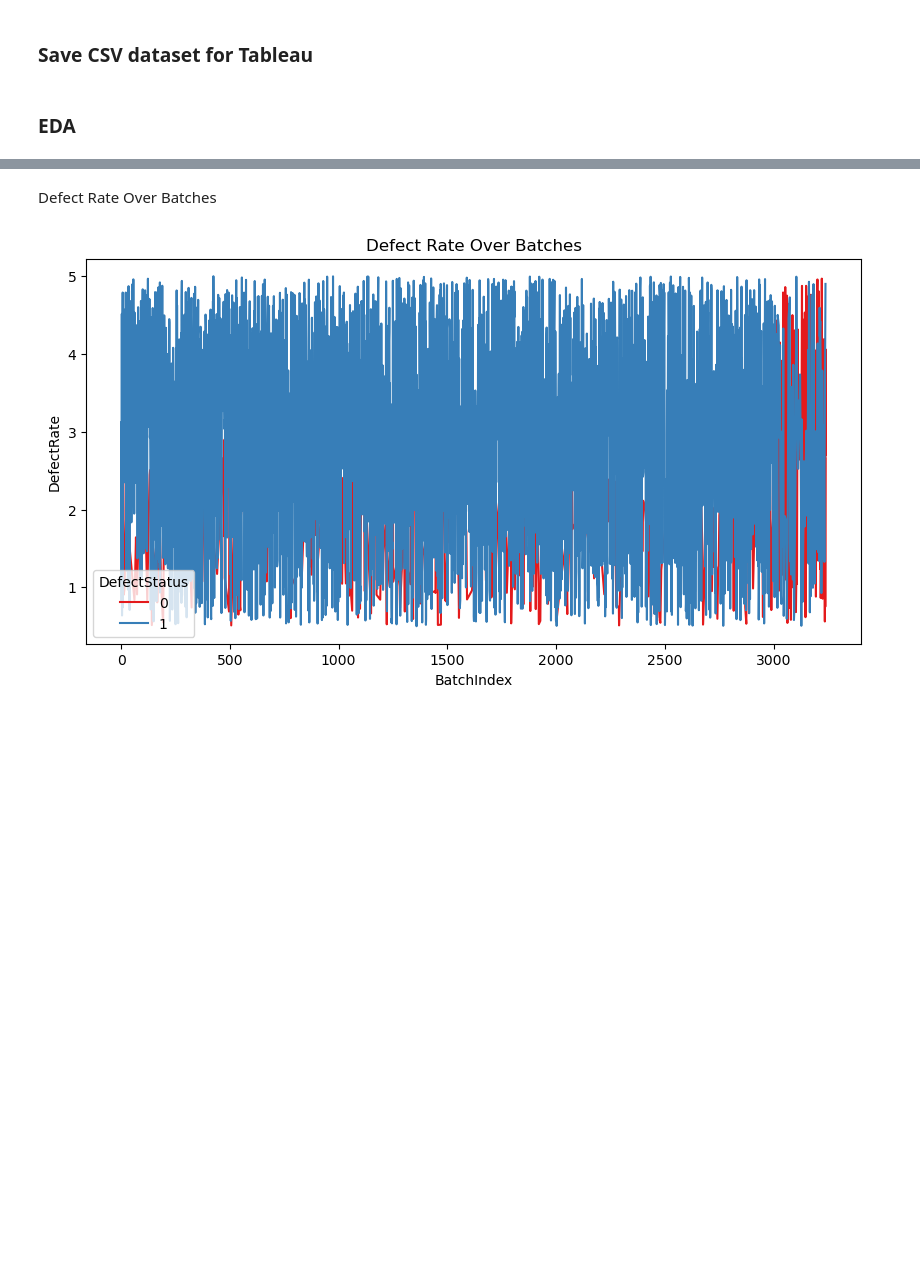
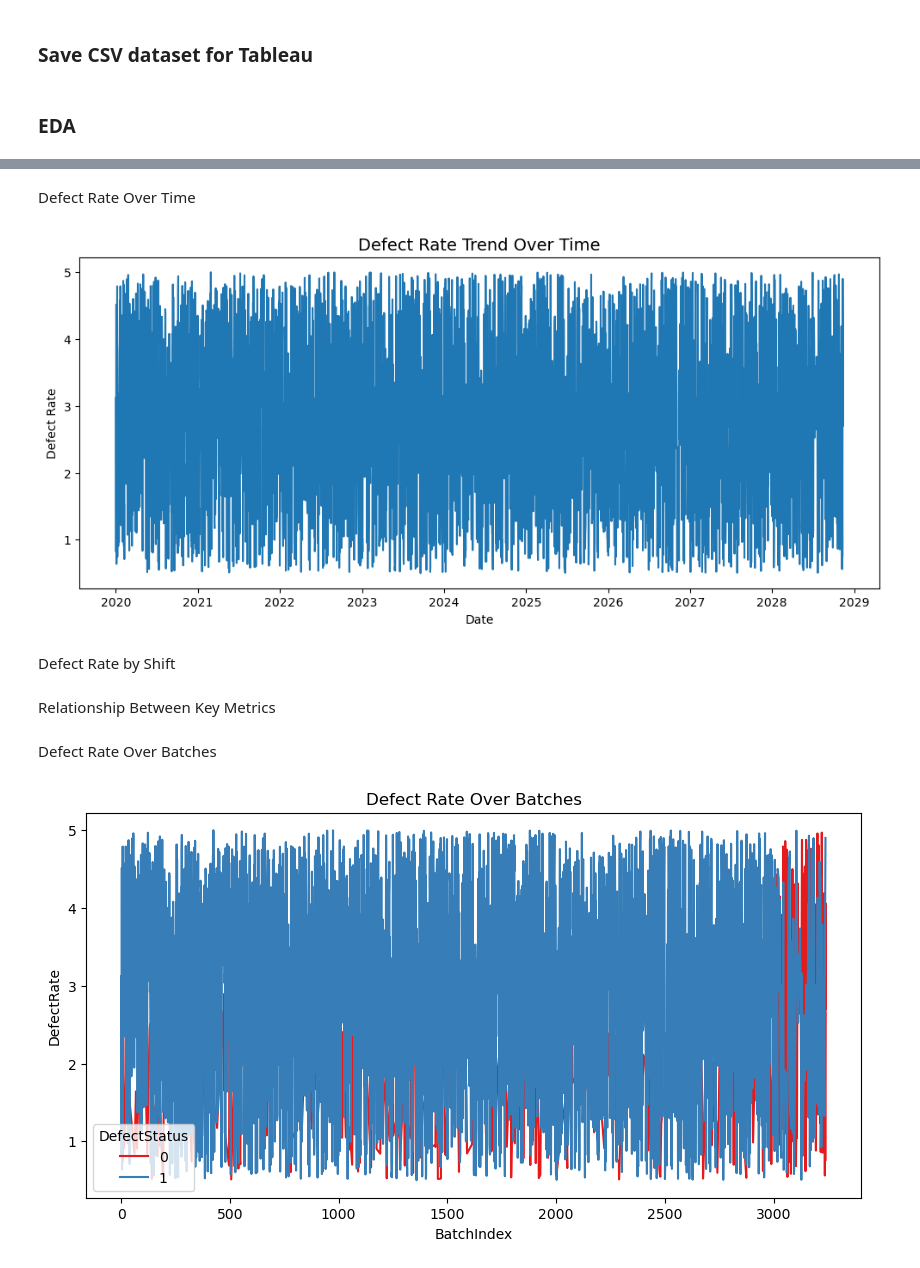
Before and after one commit to bbhatta10/Manufacturing-Quality-Analysis, a Jupyter notebook: quality.ipynb, the cells around one changed output, grey strips where cells are left out. Drawn from its saved outputs; the diff is of its cells as text; code cells hidden in the pictures; blank space fills up the shorter version.

```diff
--- a/quality.ipynb
+++ b/quality.ipynb
@@ -142,3 +249,21 @@ df.to_csv("dashboard_data.csv", index=False)
+# %% [markdown]
+Defect Rate Over Time
+# %%
+# A downward trend = process improvement.
+# Upward trend = investigate root cause or shift
+
+plt.figure(figsize=(12, 5))
+sns.lineplot(data=df_quality_data, x='Date', y='DefectRate')
+plt.title("Defect Rate Trend Over Time", fontsize=14)
+plt.xlabel("Date")
+plt.ylabel("Defect Rate")
+plt.show()
+# %% [output]
+[figure, added]
+# %% [markdown]
+Defect Rate by Shift
+# %% [markdown]
+Relationship Between Key Metrics
 # %% [markdown]
 Defect Rate Over Batches
 # %%
```
Also changed, not shown: parts of 13 cells of this notebook.
